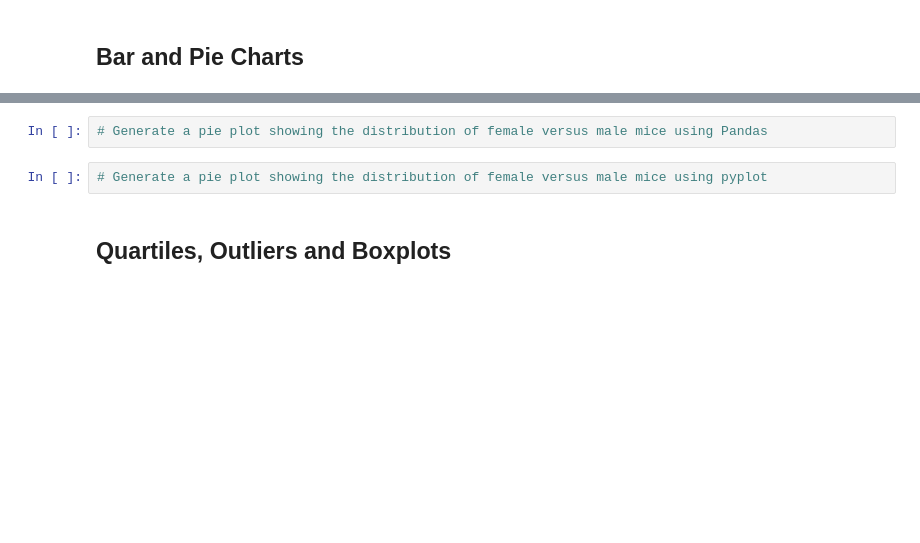
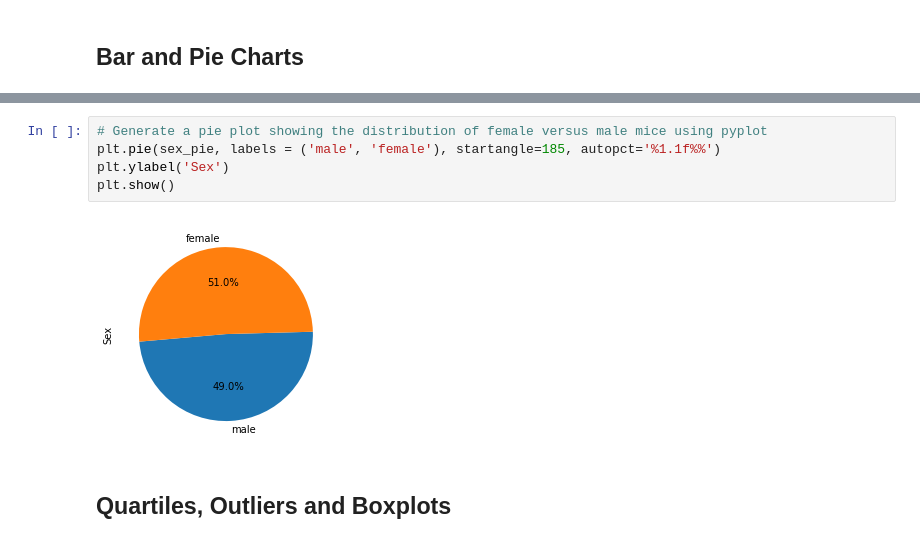
Before and after one commit to Dortilla/MatPlotLibChallenge, a Jupyter notebook: Pymaceuticals/pymaceuticals_starter.ipynb, the cells around one changed output, grey strips where cells are left out. Cells and saved outputs as stored; diff of their text form; blank space fills up the shorter version.

```diff
--- a/Pymaceuticals/pymaceuticals_starter.ipynb
+++ b/Pymaceuticals/pymaceuticals_starter.ipynb
@@ -150,7 +170,10 @@ tumorvolume_df2
 # %%
-# Generate a pie plot showing the distribution of female versus male mice using Pandas
+# Generate a pie plot showing the distribution of female versus male mice using pyplot
+plt.pie(sex_pie, labels = ('male', 'female'), startangle=185, autopct='%1.1f%%')
+plt.ylabel('Sex')
+plt.show()
+# %% [output]
+[figure, added]
-# %%
-# Generate a pie plot showing the distribution of female versus male mice using pyplot
 # %% [markdown]
 ## Quartiles, Outliers and Boxplots
 # %%
```
Also changed, not shown: parts of 6 cells of this notebook.
